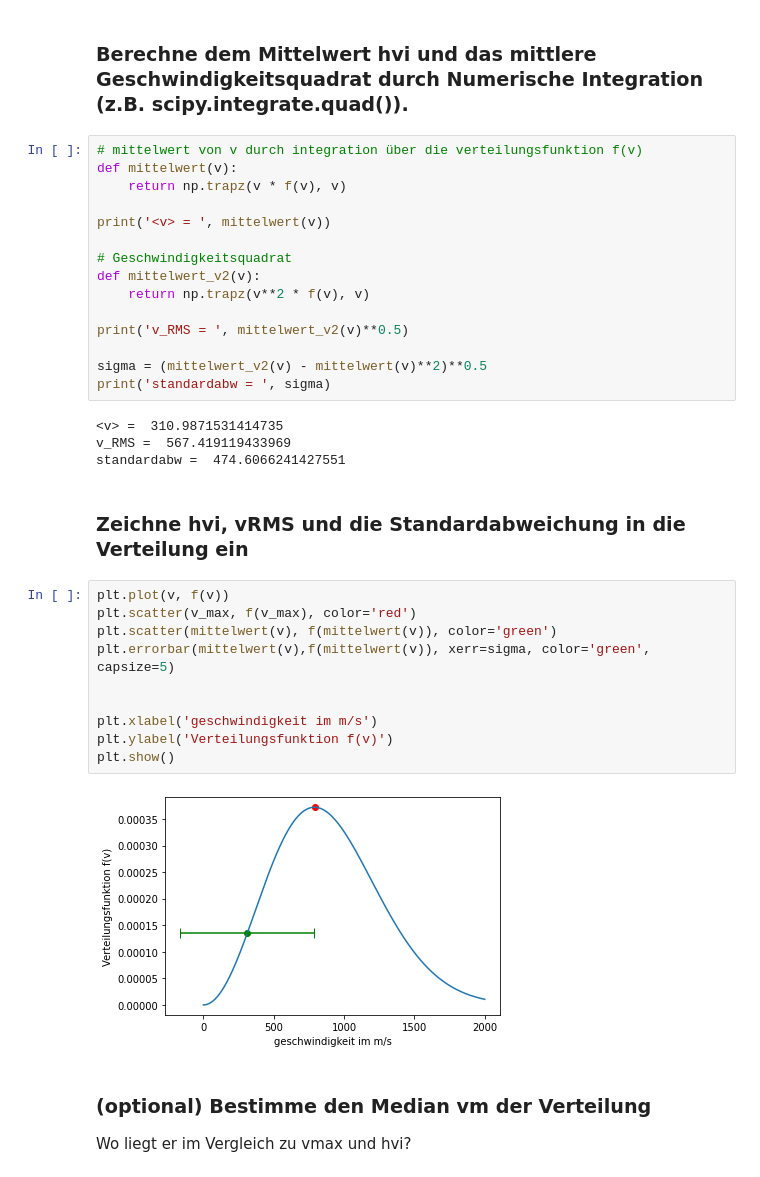
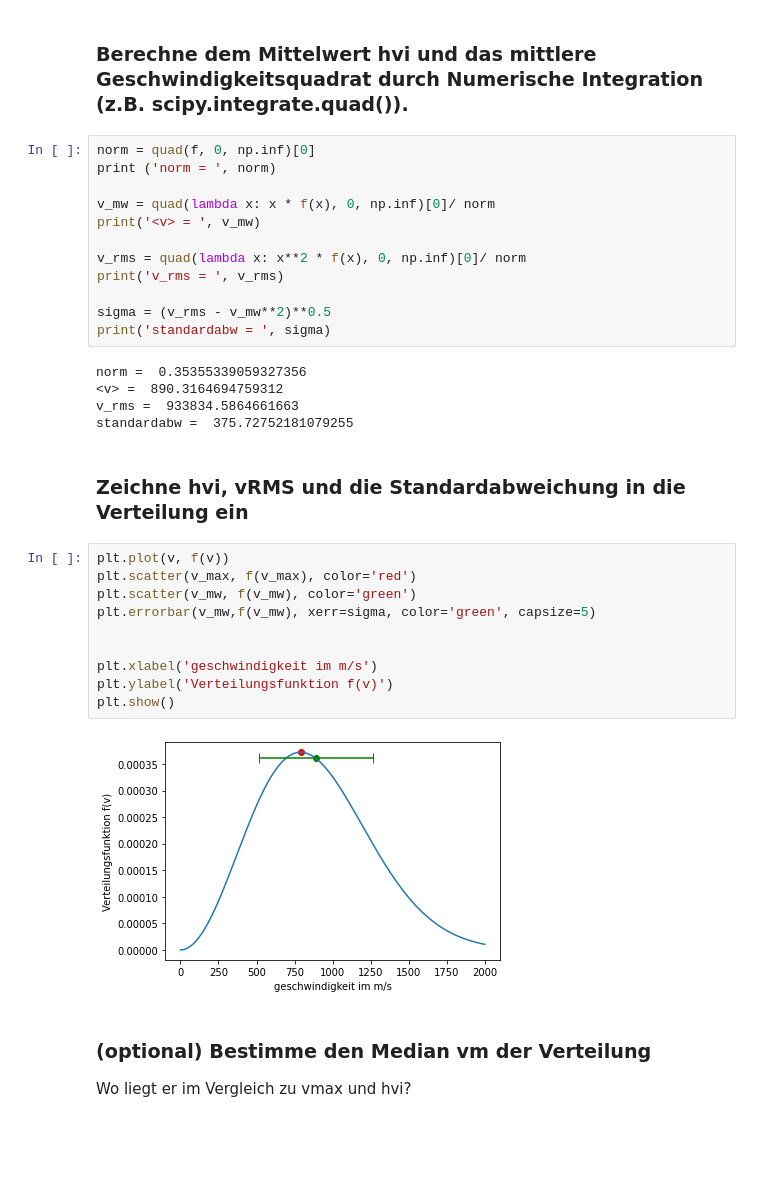
Before and after one commit to emhl/CoPhy2, a Jupyter notebook: Blatt3-numerische-integration/Blatt3-Aufg3.ipynb, the cells around one changed output. Saved outputs shown, nothing was run; the diff lists cells and outputs as text; blank space fills up the shorter version.

Commit message:
switch from np.trapz to sp.int.quad and add norm

```diff
--- a/Blatt3-numerische-integration/Blatt3-Aufg3.ipynb
+++ b/Blatt3-numerische-integration/Blatt3-Aufg3.ipynb
@@ -32,38 +36,36 @@ v_max =  789.5791583166332
 # %% [markdown]
 ### Berechne dem Mittelwert hvi und das mittlere Geschwindigkeitsquadrat durch Numerische Integration (z.B. scipy.integrate.quad()).
-# %%
-# mittelwert von v durch integration über die verteilungsfunktion f(v)
-def mittelwert(v):
-    return np.trapz(v * f(v), v)
-
-print('<v> = ', mittelwert(v))
-
-# Geschwindigkeitsquadrat
-def mittelwert_v2(v):
-    return np.trapz(v**2 * f(v), v)
-
-print('v_RMS = ', mittelwert_v2(v)**0.5)
-
-sigma = (mittelwert_v2(v) - mittelwert(v)**2)**0.5
-print('standardabw = ', sigma)
-# %% [output]
-<v> =  310.9871531414735
-v_RMS =  567.419119433969
-standardabw =  474.6066241427551
+# %%
+norm = quad(f, 0, np.inf)[0]
+print ('norm = ', norm)
+
+v_mw = quad(lambda x: x * f(x), 0, np.inf)[0]/ norm
+print('<v> = ', v_mw)
+
+v_rms = quad(lambda x: x**2 * f(x), 0, np.inf)[0]/ norm
+print('v_rms = ', v_rms)
+
+sigma = (v_rms - v_mw**2)**0.5
+print('standardabw = ', sigma)
+# %% [output]
+norm =  0.35355339059327356
+<v> =  890.3164694759312
+v_rms =  933834.5864661663
+standardabw =  375.72752181079255
 # %% [markdown]
 ### Zeichne hvi, vRMS und die Standardabweichung in die Verteilung ein
 # %%
 plt.plot(v, f(v))
 plt.scatter(v_max, f(v_max), color='red')
-plt.scatter(mittelwert(v), f(mittelwert(v)), color='green')
-plt.errorbar(mittelwert(v),f(mittelwert(v)), xerr=sigma, color='green', capsize=5)
+plt.scatter(v_mw, f(v_mw), color='green')
+plt.errorbar(v_mw,f(v_mw), xerr=sigma, color='green', capsize=5)
 
 
 plt.xlabel('geschwindigkeit im m/s')
 plt.ylabel('Verteilungsfunktion f(v)')
 plt.show()
 # %% [output]
-[figure, old version]
+[figure, new version]
 # %% [markdown]
 ### (optional) Bestimme den Median vm der Verteilung
 Wo liegt er im Vergleich zu vmax und hvi?
```
Also changed, not shown: parts of 2 cells of this notebook.
